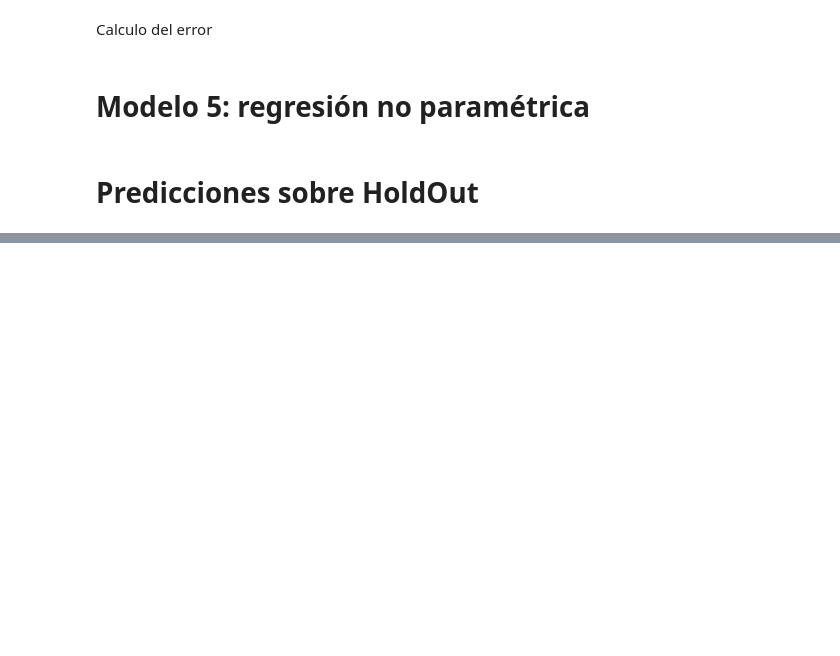
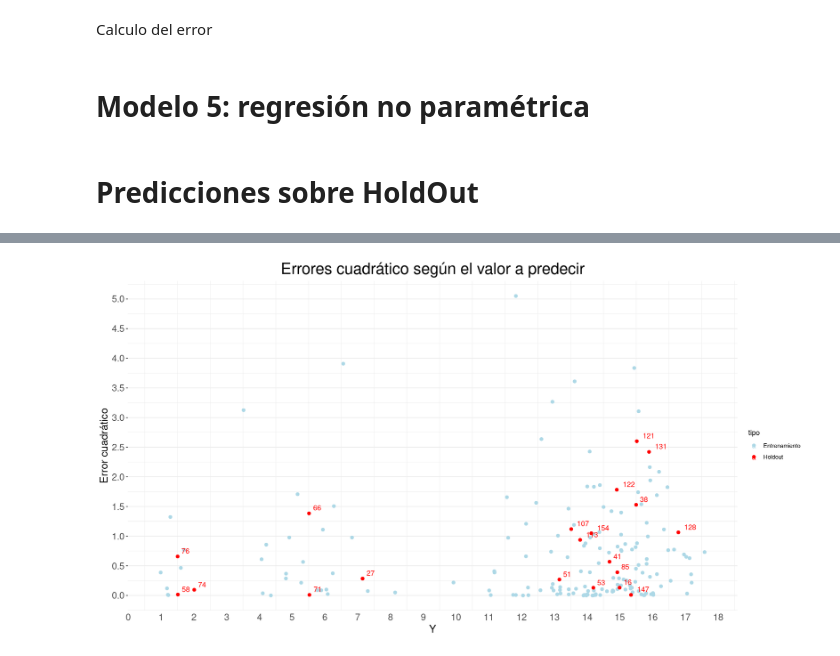
Before and after one commit to Lukas-De-Angelis-Riva/Aprendizaje-estadistico, a Jupyter notebook: trabajo_practico3/src/Forward.ipynb, the cells around one changed output, grey strips where cells are left out. Cells and saved outputs as stored; diff of their text form; code cells hidden in the pictures; blank space fills up the shorter version.

```diff
--- a/trabajo_practico3/src/Forward.ipynb
+++ b/trabajo_practico3/src/Forward.ipynb
@@ -753,0 +855,36 @@ err(HOLDOUT_Y, Y_pred)
+# %%
+a <- data.frame(
+    "Y" <- HOLDOUT_Y,
+    "e_r" <- errores_holdout^2,
+    "ind" <- rownames(HOLDOUT_X),
+    "tipo" <- "HOLDOUT"
+)
+colnames(a) <- c("Y", "e_r", "ind", "tipo")
+b <- data.frame(
+    "Y" <- TRAIN_Y,
+    "e_r" <- errores_train^2,
+    "ind" <- rownames(TRAIN_X),
+    "tipo" <- "TRAIN"
+)
+colnames(b) <- c("Y", "e_r", "ind", "tipo")
+data_plot <- rbind(b,a)
+
+options(repr.plot.width=15, repr.plot.height=8)
+
+ggplot(data_plot, aes(x=Y, y=e_r, col=tipo)) +
+    geom_point(size=2) + geom_text(aes(label=ifelse(tipo=="HOLDOUT", rownames(HOLDOUT_X), "")), hjust=-0.5, vjust=-0.5)+
+    ggtitle("Errores cuadrático según el valor a predecir") +
+    xlab("Y") + ylab("Error cuadrático")+
+    theme_bw() +
+    theme(plot.title = element_text(hjust = 0.5, size = 24),
+        axis.text=element_text(size=14),
+        axis.title=element_text(size=16),
+        panel.grid.major.x = element_blank(),
+        panel.border = element_blank(),
+        axis.ticks.x = element_blank())+
+    scale_y_continuous(breaks=seq(0, 8, 0.5)) +
+    scale_x_continuous(breaks=seq(0, 20, 1), expand=c(0,1)) +
+    scale_colour_manual(values = c("TRAIN" = "LIGHTBLUE", "HOLDOUT" = "RED"),
+                        labels = c("Entrenamiento", "Holdout"))
+# %% [output]
+[figure, added]
```
Also changed, not shown: parts of 12 cells of this notebook, 4 other files.
